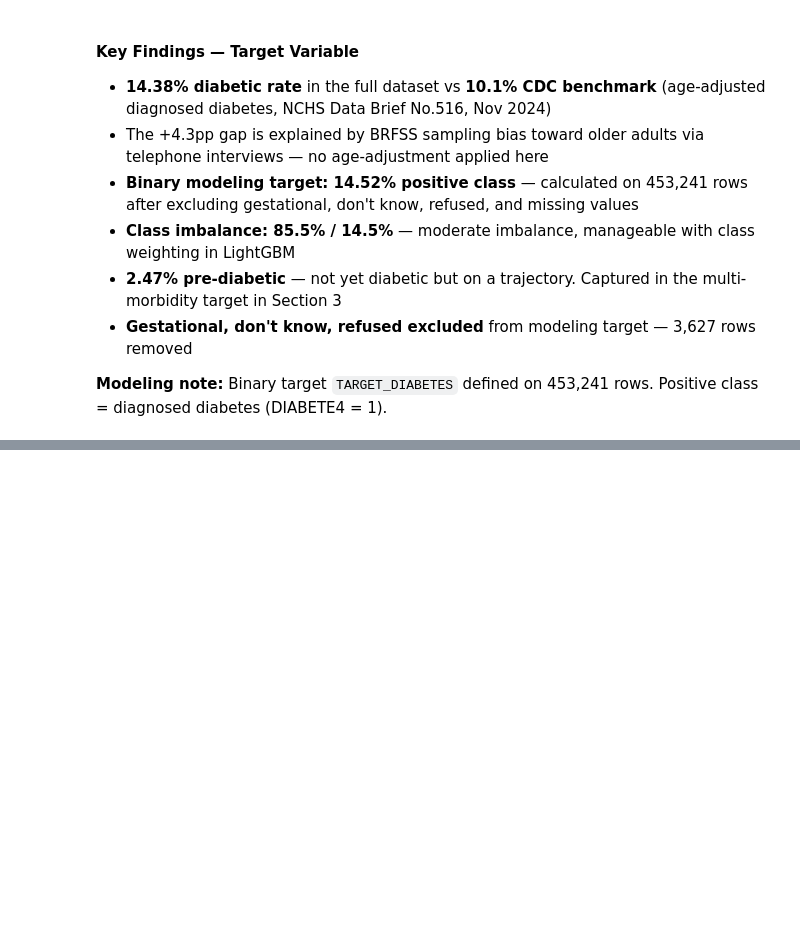
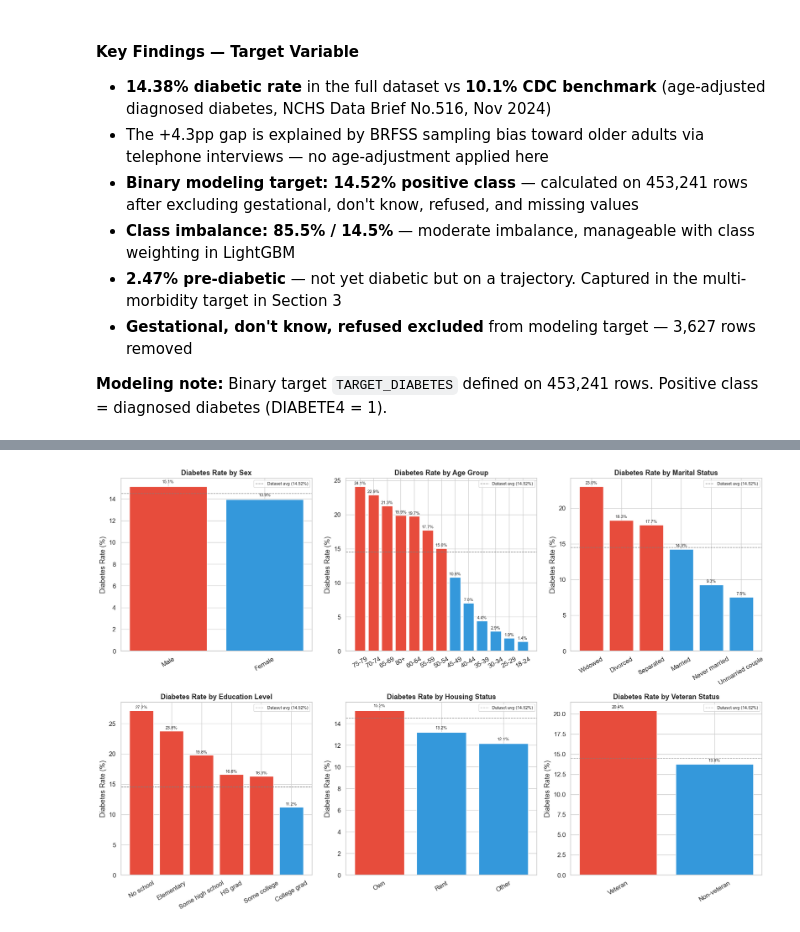
Before and after one commit to ArvindB75/silent-risk-chronic-disease, a Jupyter notebook: notebooks/silent_risk_brfss_2024.ipynb, the cells around one changed output, grey strips where cells are left out. Cells and saved outputs as stored; diff of their text form; code cells hidden in the pictures; blank space fills up the shorter version.

Commit message:
Section 2 — EDA complete: demographics, income, behavior, healthcare access, geographic analysis

```diff
--- a/notebooks/silent_risk_brfss_2024.ipynb
+++ b/notebooks/silent_risk_brfss_2024.ipynb
@@ -403,0 +451,52 @@ plt.show()
+# %%
+# --- Diabetes rate by demographic group ---
+
+fig, axes = plt.subplots(2, 3, figsize=(18, 12))
+axes = axes.flatten()
+
+# Working on df_model which has TARGET_DIABETES
+demo_plots = [
+    ('SEXVAR',   {1.0: 'Male', 2.0: 'Female'}, 'Sex'),
+    ('_AGEG5YR', {1.0: '18-24', 2.0: '25-29', 3.0: '30-34', 4.0: '35-39',
+                  5.0: '40-44', 6.0: '45-49', 7.0: '50-54', 8.0: '55-59',
+                  9.0: '60-64', 10.0: '65-69', 11.0: '70-74', 12.0: '75-79',
+                  13.0: '80+'}, 'Age Group'),
+    ('MARITAL',  {1.0: 'Married', 2.0: 'Divorced', 3.0: 'Widowed',
+                  4.0: 'Separated', 5.0: 'Never married', 6.0: 'Unmarried couple'}, 'Marital Status'),
+    ('EDUCA',    {1.0: 'No school', 2.0: 'Elementary', 3.0: 'Some high school',
+                  4.0: 'HS grad', 5.0: 'Some college', 6.0: 'College grad'}, 'Education Level'),
+    ('RENTHOM1', {1.0: 'Own', 2.0: 'Rent', 3.0: 'Other'}, 'Housing Status'),
+    ('VETERAN3', {1.0: 'Veteran', 2.0: 'Non-veteran'}, 'Veteran Status'),
+]
+
+for idx, (var, mapping, title) in enumerate(demo_plots):
+    ax = axes[idx]
+
+    # Filter valid values only
+    valid_vals = list(mapping.keys())
+    temp = df_model[df_model[var].isin(valid_vals)].copy()
+    temp['label'] = temp[var].map(mapping)
+
+    # Diabetes rate by group
+    rates = temp.groupby('label')['TARGET_DIABETES'].mean() * 100
+    rates = rates.sort_values(ascending=False)
+
+    bars = ax.bar(rates.index, rates.values,
+                  color=['#e74c3c' if v > 14.52 else '#3498db' for v in rates.values],
+                  edgecolor='white')
+    ax.axhline(14.52, color='gray', linestyle='--', linewidth=1, label='Dataset avg (14.52%)')
+    ax.set_title(f'Diabetes Rate by {title}', fontweight='bold')
+    ax.set_ylabel('Diabetes Rate (%)')
+    ax.tick_params(axis='x', rotation=30)
+    ax.legend(fontsize=8)
+
+    for bar, val in zip(bars, rates.values):
+        ax.text(bar.get_x() + bar.get_width()/2, val + 0.3,
+                f'{val:.1f}%', ha='center', fontsize=8)
+
+plt.tight_layout()
+plt.savefig('/Users/arvind.b/Documents/silent-risk-chronic-disease/reports/figures/demographics_diabetes_rate.png',
+            dpi=150, facecolor='white')
+plt.show()
+# %% [output]
+[figure, added]
```
Also changed, not shown: parts of 21 cells of this notebook.
